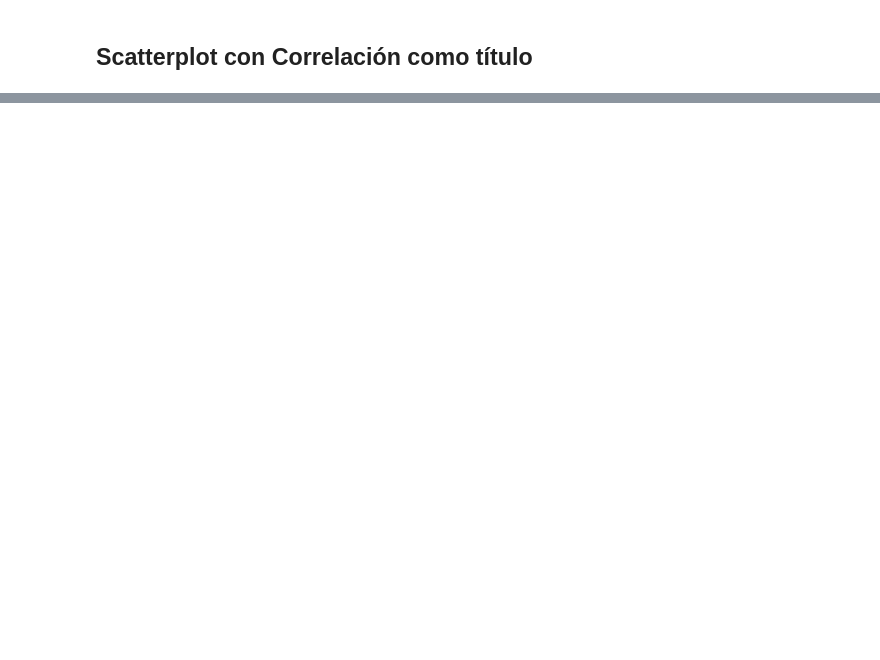
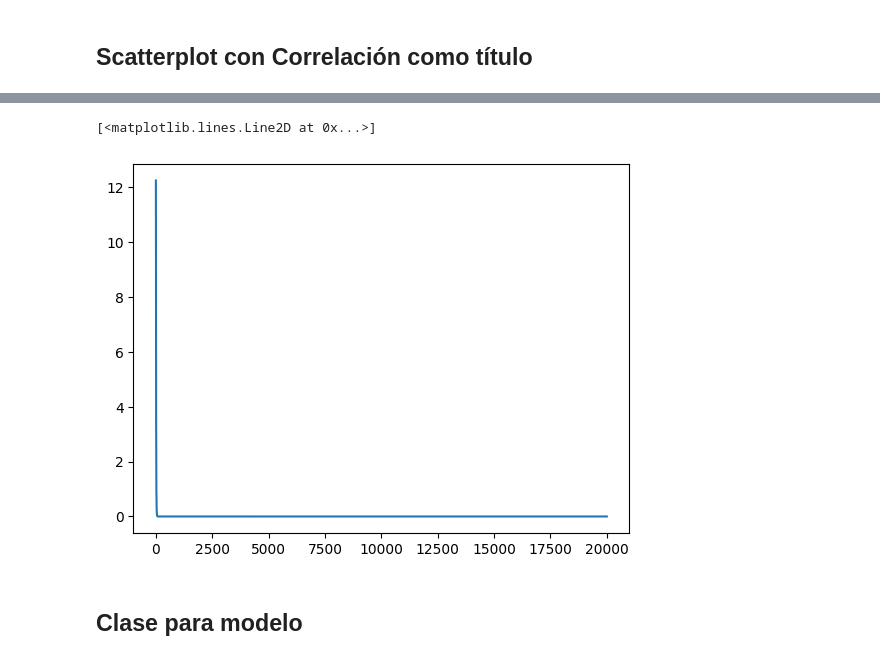
Before and after one commit to surizar2/ProyectoRegresionProgra, a Jupyter notebook: Proyecto Regresion Lineal.ipynb, the cells around one changed output, grey strips where cells are left out. Cells and saved outputs as stored; diff of their text form; code cells hidden in the pictures; blank space fills up the shorter version.

```diff
--- a/Proyecto Regresion Lineal.ipynb
+++ b/Proyecto Regresion Lineal.ipynb
@@ -86,0 +87,28 @@ for value in DatosEntreno:
+# %%
+#### funcion para el construir el modelo
+
+beta1 = 0.1
+beta0 = 0.1
+LearningRate = 0.01
+yOriginal = np.array([3,5,7]).reshape(-1,1)
+errorvec = []
+x = np.array([1,2,3]).reshape(-1,1)
+ones = np.ones_like(x)
+ones = ones.reshape(-1,1)
+Vec = np.hstack([x,ones])
+betas = np.array([beta1,beta0]).reshape(-1,1)
+for index in range (20000):
+    result = np.dot(Vec,betas)
+    error = 0.5*np.mean(np.power((result-yOriginal),2))
+    DelBeta1 = np.mean((result - yOriginal)*x)
+    DelBeta0 = np.mean(result - yOriginal)
+    beta1 = beta1 - LearningRate*DelBeta1
+    beta0 = beta0 - LearningRate*DelBeta0
+    betas = np.array([beta1,beta0]).reshape(-1,1)
+    errorvec.append(error)
+plt.plot(errorvec)
+# %% [output]
+[<matplotlib.lines.Line2D at 0x...>]
+[figure, added]
+# %% [markdown]
+## Clase para modelo
```
Also changed, not shown: parts of 5 cells of this notebook.
